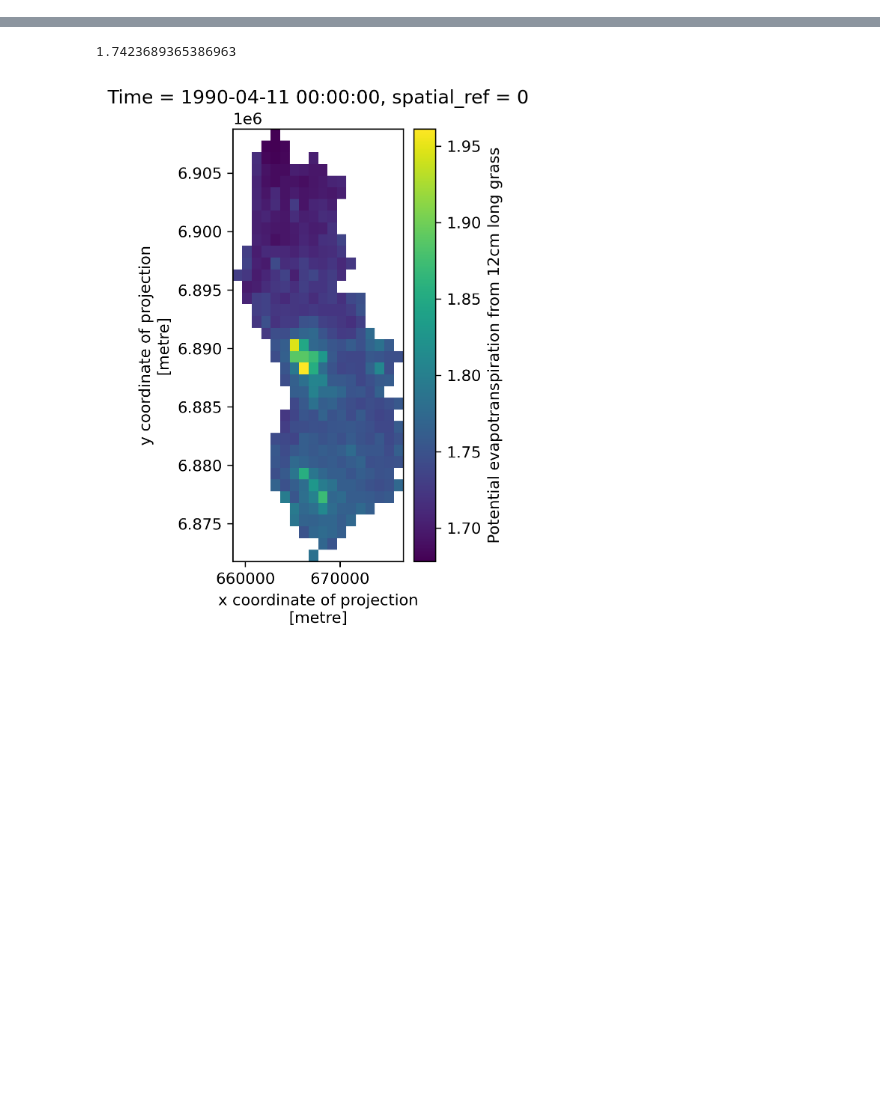
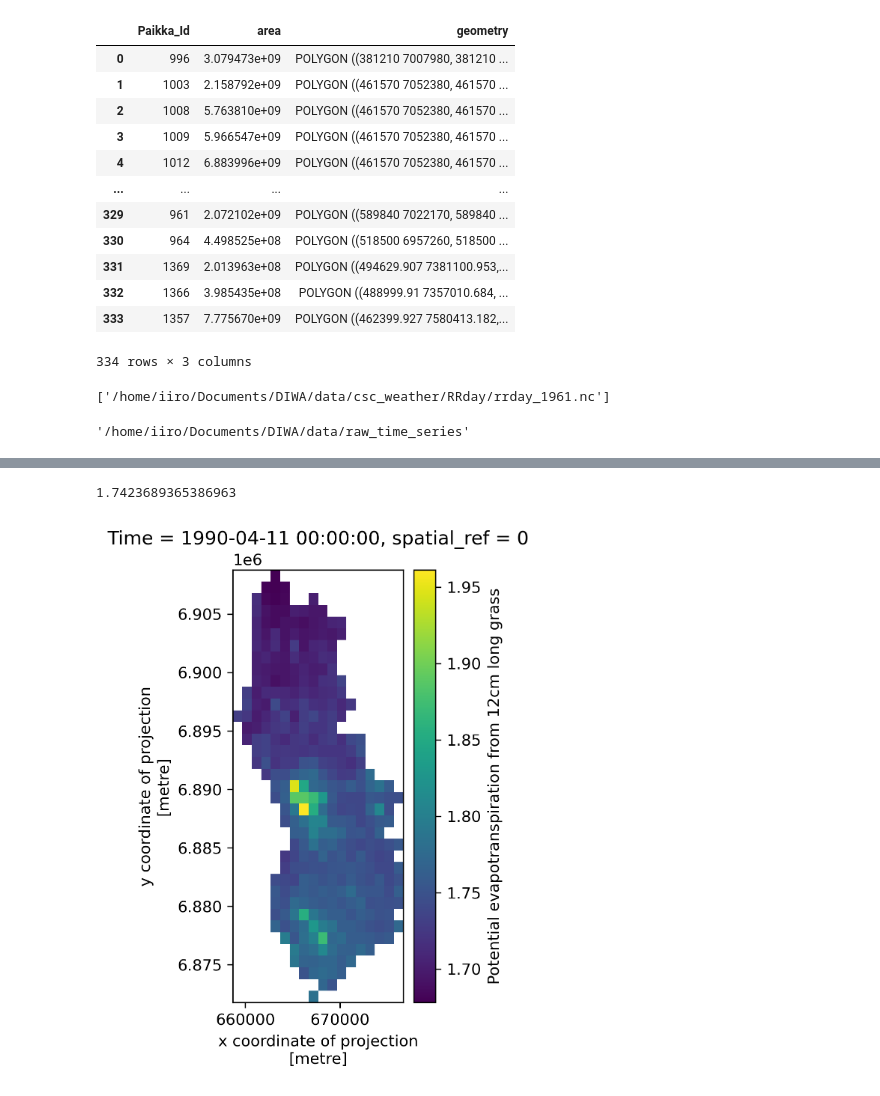
Before and after one commit to iiroseppa/CAMELS-FI, a Jupyter notebook: data/climate_extractor.ipynb, the cells around one changed output, grey strips where cells are left out. Saved outputs shown, nothing was run; the diff lists cells and outputs as text; code cells hidden in the pictures; blank space fills up the shorter version.

```diff
--- a/data/climate_extractor.ipynb
+++ b/data/climate_extractor.ipynb
@@ -25,0 +29,16 @@ ax = watersheds.plot(alpha=0.1, color='lightgreen')
+# %%
+watersheds
+# %% [output]
+|  | Paikka_Id | area | geometry |
+| 0 | 996 | 3.079473e+09 | POLYGON ((381210 7007980, 381210 ... |
+| 1 | 1003 | 2.158792e+09 | POLYGON ((461570 7052380, 461570 ... |
+| 2 | 1008 | 5.763810e+09 | POLYGON ((461570 7052380, 461570 ... |
+| 3 | 1009 | 5.966547e+09 | POLYGON ((461570 7052380, 461570 ... |
+| 4 | 1012 | 6.883996e+09 | POLYGON ((461570 7052380, 461570 ... |
+| ... | ... | ... | ... |
+| 329 | 961 | 2.072102e+09 | POLYGON ((589840 7022170, 589840 ... |
+| 330 | 964 | 4.498525e+08 | POLYGON ((518500 6957260, 518500 ... |
+| 331 | 1369 | 2.013963e+08 | POLYGON ((494629.907 7381100.953,... |
+| 332 | 1366 | 3.985435e+08 | POLYGON ((488999.91 7357010.684, ... |
+| 333 | 1357 | 7.775670e+09 | POLYGON ((462399.927 7580413.182,... |
+334 rows × 3 columns
@@ -25,0 +137,14 @@ ax = watersheds.plot(alpha=0.1, color='lightgreen')
+# %%
+glob_root = "/home/iiro/Documents/DIWA/data/csc_weather" + '/**/*.nc'
+# set because glob produced duplicates if root included /**/**/
+files = {file for file in glob.iglob(glob_root, recursive=True)}
+files = list(files)
+assert len(files) > 0, f"no files found with glob {glob_root}, check path"
+files
+# %% [output]
+['/home/iiro/Documents/DIWA/data/csc_weather/RRday/rrday_1961.nc']
+# %%
+dst_root = os.path.join(os.getcwd(), "raw_time_series")
+dst_root
+# %% [output]
+'/home/iiro/Documents/DIWA/data/raw_time_series'
```
Also changed, not shown: parts of 7 cells of this notebook, 9 other files.
